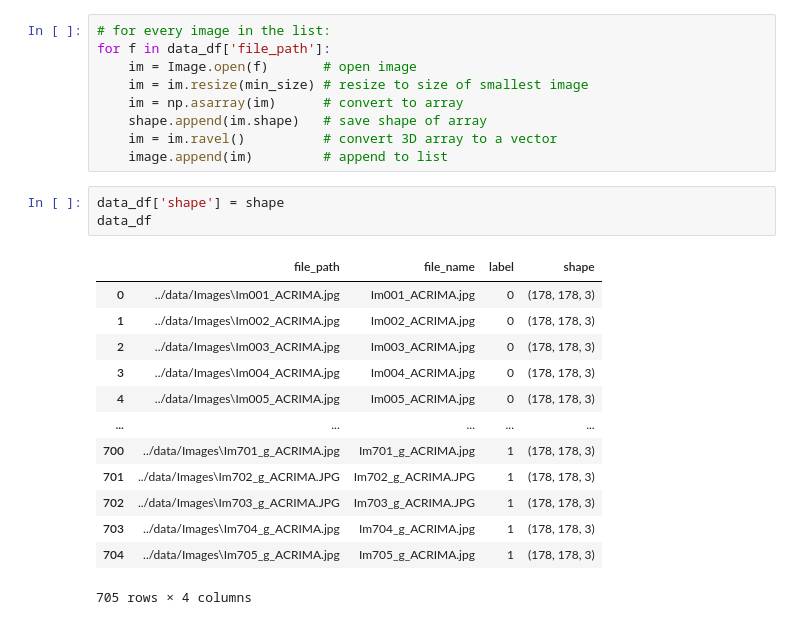
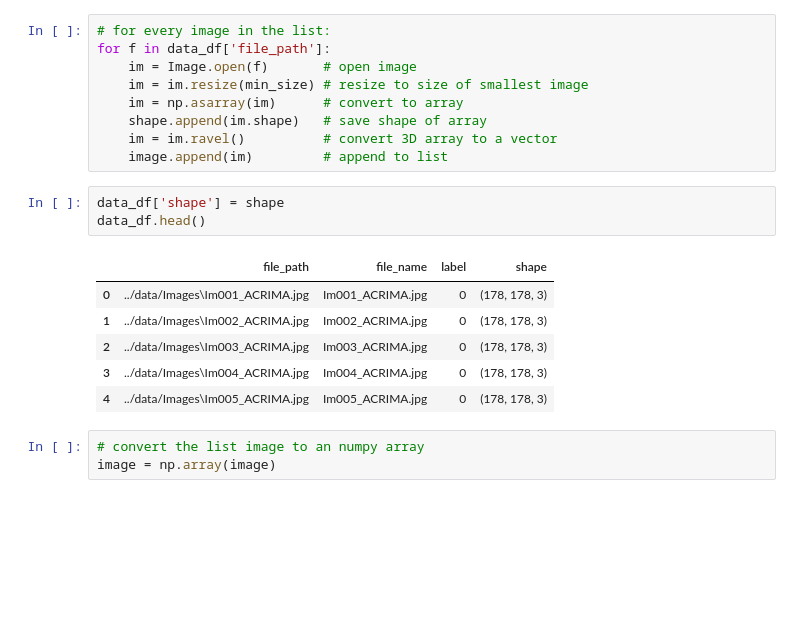
Before and after one commit to gigi-codes/wwc_hackathon_22, a Jupyter notebook: code/01_import_save_data.ipynb, the cells around one changed output. Cells and saved outputs as stored; diff of their text form; blank space fills up the shorter version.

```diff
--- a/code/01_import_save_data.ipynb
+++ b/code/01_import_save_data.ipynb
@@ -188,21 +201,17 @@ for f in data_df['file_path']:
     image.append(im)         # append to list
 # %%
 data_df['shape'] = shape
-data_df
+data_df.head()
 # %% [output]
 |  | file_path | file_name | label | shape |
 | 0 | ../data/Images\Im001_ACRIMA.jpg | Im001_ACRIMA.jpg | 0 | (178, 178, 3) |
 | 1 | ../data/Images\Im002_ACRIMA.jpg | Im002_ACRIMA.jpg | 0 | (178, 178, 3) |
 | 2 | ../data/Images\Im003_ACRIMA.jpg | Im003_ACRIMA.jpg | 0 | (178, 178, 3) |
 | 3 | ../data/Images\Im004_ACRIMA.jpg | Im004_ACRIMA.jpg | 0 | (178, 178, 3) |
 | 4 | ../data/Images\Im005_ACRIMA.jpg | Im005_ACRIMA.jpg | 0 | (178, 178, 3) |
-| ... | ... | ... | ... | ... |
-| 700 | ../data/Images\Im701_g_ACRIMA.jpg | Im701_g_ACRIMA.jpg | 1 | (178, 178, 3) |
-| 701 | ../data/Images\Im702_g_ACRIMA.JPG | Im702_g_ACRIMA.JPG | 1 | (178, 178, 3) |
-| 702 | ../data/Images\Im703_g_ACRIMA.JPG | Im703_g_ACRIMA.JPG | 1 | (178, 178, 3) |
-| 703 | ../data/Images\Im704_g_ACRIMA.jpg | Im704_g_ACRIMA.jpg | 1 | (178, 178, 3) |
-| 704 | ../data/Images\Im705_g_ACRIMA.jpg | Im705_g_ACRIMA.jpg | 1 | (178, 178, 3) |
-705 rows × 4 columns
+# %%
+# convert the list image to an numpy array
+image = np.array(image)
 # %%
 # convert the list of image arrays into a dataframe. This will place each pixel value in a separate column
 # then concatenate it to the dataframe with the other details about the image
```
Also changed, not shown: parts of 7 cells of this notebook, 5 other files.
